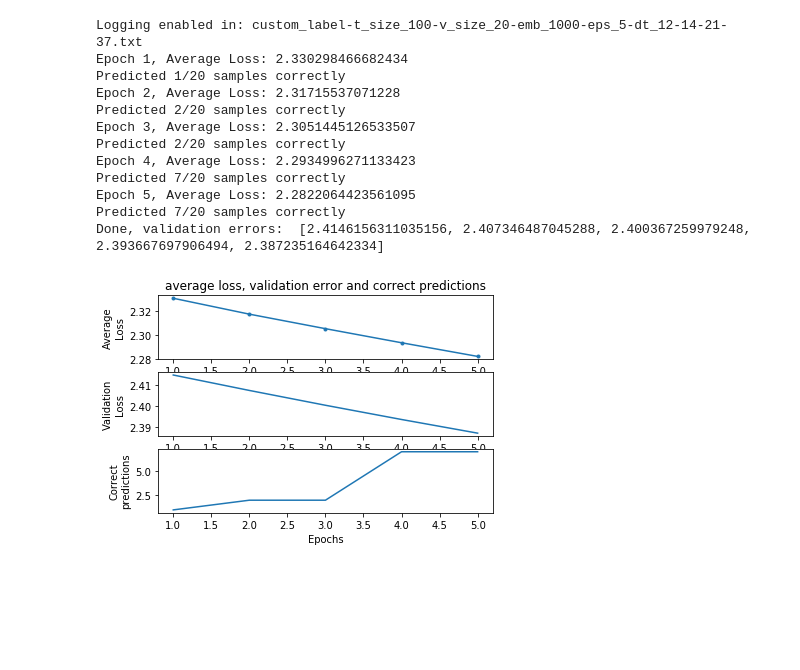
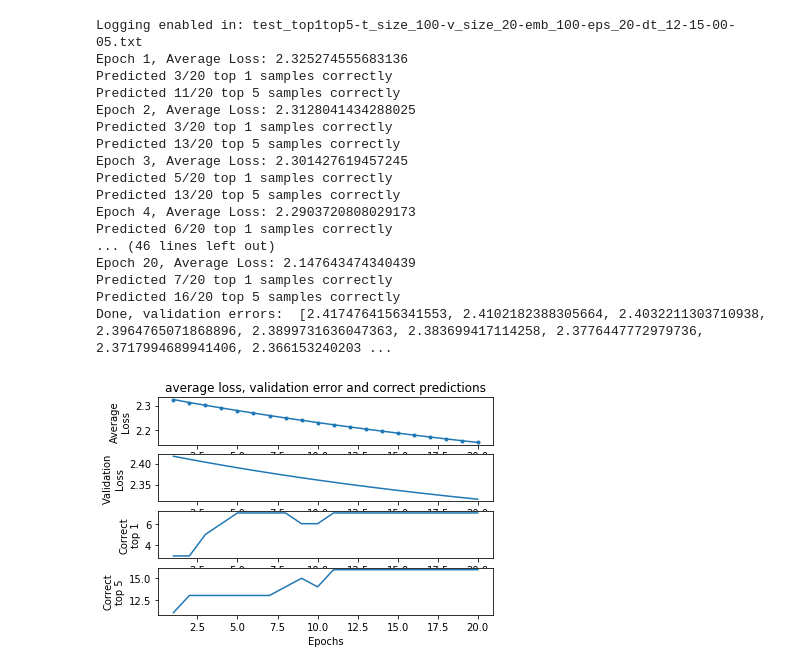
Before and after one commit to hammond756/NLP1_IR, a Jupyter notebook: dataloader_cbow_graph.ipynb, the cells around one changed output. Saved outputs shown, nothing was run; the diff lists cells and outputs as text; code cells hidden in the pictures; blank space fills up the shorter version.

```diff
--- a/dataloader_cbow_graph.ipynb
+++ b/dataloader_cbow_graph.ipynb
@@ -178,6 +216,6 @@ validate(max_ent, dialog_data, nn.NLLLoss())
 # %%
-EPOCHS = 5
-EMBEDDING_DIM = 1000
+EPOCHS = 20
+EMBEDDING_DIM = 100
 
 cbow_model = CBOW(vocab_size, EMBEDDING_DIM)
 max_ent = MaxEnt(cbow_model, vocab_size, IMG_SIZE)
@@ -189,7 +227,7 @@ def train(training_portion=100, validation_portion=20, logging=True):
 
     if logging == True:
         timestr = time.strftime("%m-%d-%H-%M")
-        custom_label = "custom_label"
+        custom_label = "test_top1top5"
         filename = "{}-t_size_{}-v_size_{}-emb_{}-eps_{}-dt_{}.txt".format(custom_label,
                                                                            training_portion,
                                                                            validation_portion,
@@ -198,7 +236,7 @@ def train(training_portion=100, validation_portion=20, logging=True):
                                                                            timestr)
 
         stats_log = open("Training_recordings/" + filename, 'w')
-        stats_log.write("EPOCH|AVG_LOSS|TOT_LOSS|VAL_ERROR|CORRECT\n")
+        stats_log.write("EPOCH|AVG_LOSS|TOT_LOSS|VAL_ERROR|CORRECT_TOP1|CORRECT_TOP5\n")
         print("Logging enabled in:", filename)
 
     else:
@@ -227,14 +265,15 @@ def train(training_portion=100, validation_portion=20, logging=True):
 
         avg_loss = total_loss / training_portion
         print("Epoch {}, Average Loss: {}".format(epoch, avg_loss))
-        val_prediction = predict(max_ent, valid_data)
-        print("Predicted {}/{} samples correctly".format(val_prediction, validation_portion))
+        top_1_score, top_5_score = predict(max_ent, valid_data)
+        print("Predicted {}/{} top 1 samples correctly".format(top_1_score, validation_portion))
+        print("Predicted {}/{} top 5 samples correctly".format(top_5_score, validation_portion))
 
         val = validate(max_ent, valid_data, loss_func)
         validation_errors.append(val.data[0])
 
         if logging == True:
-            stats_log.write("{}|{}|{}|{}|{}\n".format(epoch, avg_loss, total_loss, val.data[0], val_prediction))
+            stats_log.write("{}|{}|{}|{}|{}|{}\n".format(epoch, avg_loss, total_loss, val.data[0], top_1_score, top_5_score))
 
     print("Done, validation errors: ", validation_errors)
 
@@ -242,18 +281,23 @@ def train(training_portion=100, validation_portion=20, logging=True):
 
 trained_stats_file = train()
 # %% [output]
-Logging enabled in: custom_label-t_size_100-v_size_20-emb_1000-eps_5-dt_12-14-21-37.txt
-Epoch 1, Average Loss: 2.330298466682434
-Predicted 1/20 samples correctly
-Epoch 2, Average Loss: 2.31715537071228
-Predicted 2/20 samples correctly
-Epoch 3, Average Loss: 2.3051445126533507
-Predicted 2/20 samples correctly
-Epoch 4, Average Loss: 2.2934996271133423
-Predicted 7/20 samples correctly
-Epoch 5, Average Loss: 2.2822064423561095
-Predicted 7/20 samples correctly
-Done, validation errors:  [2.4146156311035156, 2.407346487045288, 2.400367259979248, 2.393667697906494, 2.387235164642334]
+Logging enabled in: test_top1top5-t_size_100-v_size_20-emb_100-eps_20-dt_12-15-00-05.txt
+Epoch 1, Average Loss: 2.325274555683136
+Predicted 3/20 top 1 samples correctly
+Predicted 11/20 top 5 samples correctly
+Epoch 2, Average Loss: 2.3128041434288025
+Predicted 3/20 top 1 samples correctly
+Predicted 13/20 top 5 samples correctly
+Epoch 3, Average Loss: 2.301427619457245
+Predicted 5/20 top 1 samples correctly
+Predicted 13/20 top 5 samples correctly
+Epoch 4, Average Loss: 2.2903720808029173
+Predicted 6/20 top 1 samples correctly
+... (46 lines left out)
+Epoch 20, Average Loss: 2.147643474340439
+Predicted 7/20 top 1 samples correctly
+Predicted 16/20 top 5 samples correctly
+Done, validation errors:  [2.4174764156341553, 2.4102182388305664, 2.4032211303710938, 2.3964765071868896, 2.3899731636047363, 2.383699417114258, 2.3776447772979736, 2.3717994689941406, 2.366153240203 ...
 # %%
 import matplotlib as mpl
 import matplotlib.pyplot as plt
@@ -262,37 +306,41 @@ np.random.seed(sum(map(ord, "aesthetics")))
 def draw_graph(filename=trained_stats_file):
 
 
     # Read file and data
     with open("Training_recordings/" + filename, 'r') as f:
         data = [x.strip() for x in f.readlines()]
 
     data = np.array([line.split("|") for line in data[1:]]).T
 
-    epochs, avg_loss, total_loss, val_error, correct_pred = data
+    epochs, avg_loss, total_loss, val_error, correct_top_1, correct_top_5 = data
 
     epochs = np.array(epochs, dtype=np.int8)
 
-    plt.subplot(3, 1, 1)
+    plt.subplot(4, 1, 1)
     plt.plot(epochs, np.array(avg_loss, dtype=np.float32), '.-')
     plt.title('average loss, validation error and correct predictions')
     plt.ylabel('Average\nLoss')
     plt.xlabel('Epochs')
 
-    plt.subplot(3, 1, 2)
+    plt.subplot(4, 1, 2)
     plt.plot(epochs, np.array(val_error, dtype=np.float32), '-')
     plt.ylabel('Validation\nLoss')
     plt.xlabel('Epochs')
 
-    plt.subplot(3, 1, 3)
-    plt.plot(epochs, np.array(correct_pred, dtype=np.int8), '-')
-    plt.ylabel('Correct\npredictions')
+    plt.subplot(4, 1, 3)
+    plt.plot(epochs, np.array(correct_top_1, dtype=np.int8), '-')
+    plt.ylabel('Correct\ntop 1')
     plt.xlabel('Epochs')
 
+    plt.subplot(4, 1, 4)
+    plt.plot(epochs, np.array(correct_top_5, dtype=np.int8), '-')
+    plt.ylabel('Correct\ntop 5')
+    plt.xlabel('Epochs')
 
 
 
     plt.show()
 
 draw_graph()
 # %% [output]
-[figure, old version]
+[figure, new version]
```
Also changed, not shown: parts of 4 cells of this notebook.
